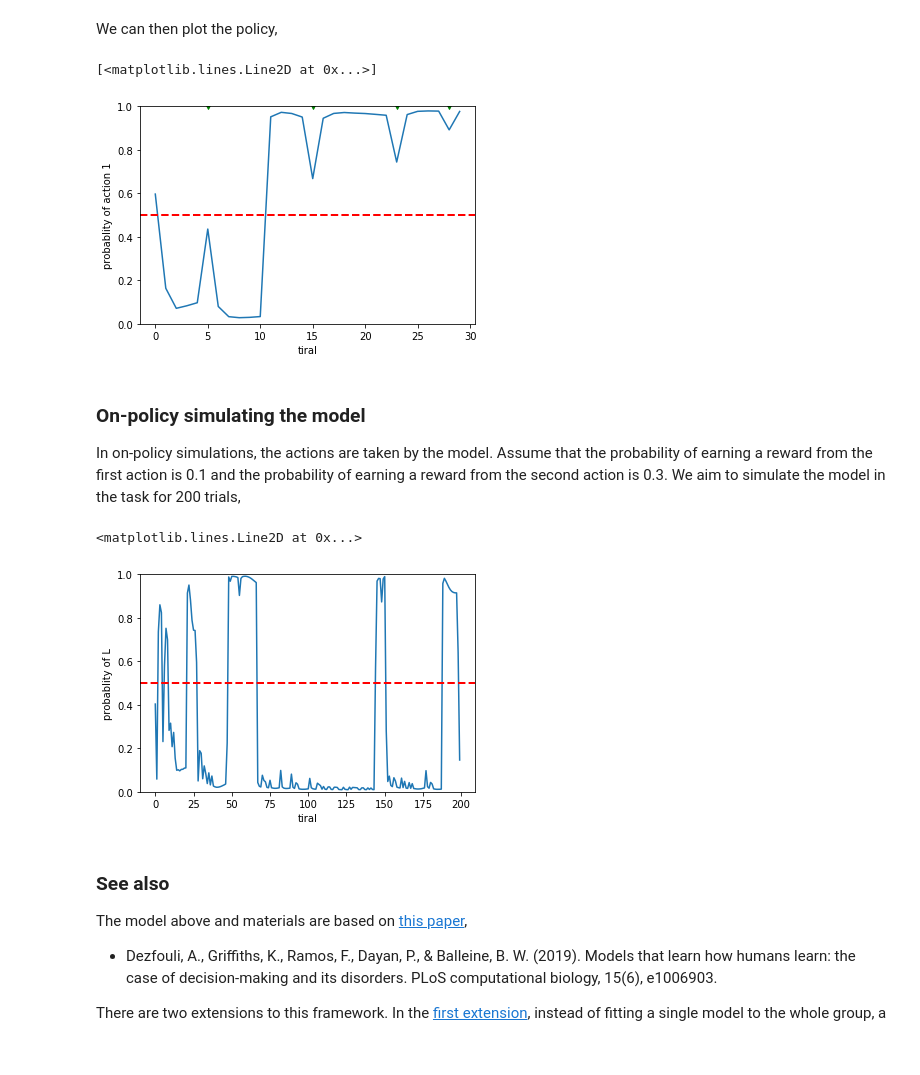
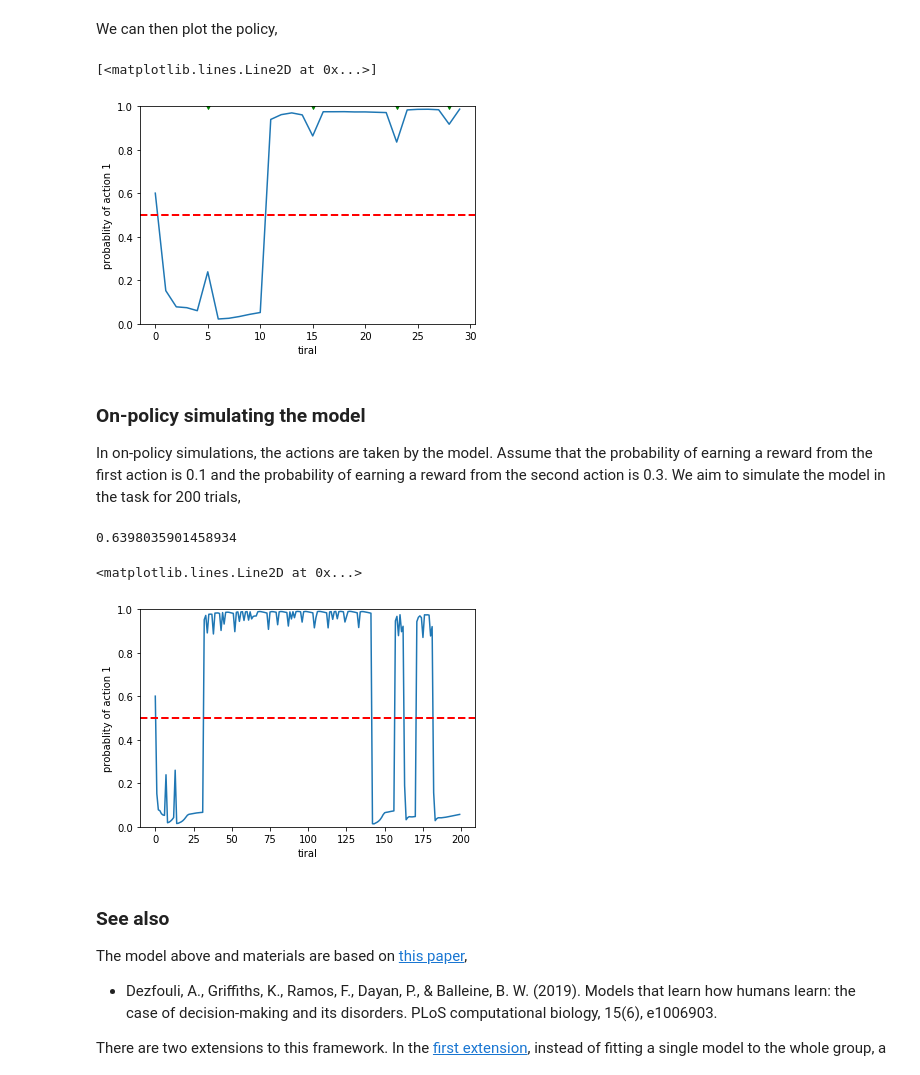
Before and after one commit to adezfouli/tutorials, a Jupyter notebook: rnnbeh/rnn_beh.ipynb, the cells around one changed output. Drawn from its saved outputs; the diff is of its cells as text; code cells hidden in the pictures.

```diff
--- a/rnnbeh/rnn_beh.ipynb
+++ b/rnnbeh/rnn_beh.ipynb
@@ -65,7 +65,8 @@ policy = kl.Dense(n_actions, activation='softmax', name='policy')(rnn_out)
 # defining the model
 model = tf.keras.Model(inputs=[model_inputs, rnn_initial_state], outputs=policy, name='model')
 
-model.save('model.h5')
+# this model will be used for off-policy simulations in which we need to track rnn state
+sim_model = tf.keras.Model(inputs=[model_inputs,rnn_initial_state], outputs=[rnn_out, policy])
 # %% [markdown]
 ### Optimising the model
 # %%
@@ -114,8 +102,6 @@ In this section we show how to simulate the model off-policy. Off-policy simulat
 action = one_hot(np.array([0] * 10 + [1] * 20)[np.newaxis,], 2)
 reward = np.zeros((1, 30), dtype=np.float32)
 reward[:, [4, 14, 22, 27]] = 1
-
-model = tf.keras.Model(inputs=[model_inputs,rnn_initial_state], outputs=[rnn_out, policy])
 
 # concatinating action and reward and them to RNN as input
 action_reward = Concatenate(axis=2)([reward[:, :, np.newaxis], action])
@@ -127,7 +113,7 @@ action_reward = ZeroPadding1D(padding=[1, 0])(action_reward)[:, :-1, :]
 initial_rnn_state = np.zeros((action_reward.shape[0], n_cells,), dtype=np.float32)
 
 # getting model policy
-_, policy = model([action_reward, initial_rnn_state])
+_, policy = sim_model([action_reward, initial_rnn_state])
 # %% [markdown]
 We can then plot the policy,
 # %%
@@ -143,21 +129,24 @@ plt.plot(23, 1, marker="v", color='green')
 plt.plot(28, 1, marker="v", color='green')
 # %% [output]
 [<matplotlib.lines.Line2D at 0x...>]
-[figure, old version]
+[figure, new version]
 # %% [markdown]
 ### On-policy simulating the model
 In on-policy simulations, the actions are taken by the model. Assume that the probability of earning a reward from the first action is 0.1 and the probability of earning a reward from the second action is 0.3. We aim to simulate the model in the task for 200 trials,
 # %%
-L_p = 0.1
+# this is same as the model that we defined earlier, but it
+
+L_p = 0.02
 R_p = 0.3
 
-# initial state of RNN
-rnn_state = np.zeros((action_reward.shape[0], n_cells,), dtype=np.float32)
 
 # initial actions and rewards
 action = np.zeros([1, 1, 2], dtype=np.float32)
 reward = np.zeros((1, 1, 1), dtype=np.float32)
 action_reward = Concatenate(axis=2)([reward, action])
+
+# initial state of RNN
+rnn_state = np.zeros((action_reward.shape[0], n_cells,), dtype=np.float32)
 
 policies = np.zeros((200,))
 
@@ -165,39 +154,43 @@ policies = np.zeros((200,))
 for t in range(policies.shape[0]):
 
     # getting the policy
-    rnn_state, policy = model([action_reward, rnn_state])
-    policies[t] = np.squeeze(policy)[0]
+    rnn_state, policy = sim_model([action_reward, rnn_state])
+    policies[t] = np.squeeze(policy)[1]
 
     # gettig the last state of RNN
     rnn_state = rnn_state[:, 0, :]
 
     # sampling the actions and rewards
     action = np.zeros([1, 1, 2], dtype=np.float32)
     if np.random.random() < np.squeeze(policy)[0]:
         action[0, 0, 0] = 1
         if np.random.random() < L_p:
             reward = np.ones((1, 1, 1), dtype=np.float32)
         else:
             reward = np.zeros((1, 1, 1), dtype=np.float32)
     else:
         action[0, 0, 1] = 1
         if np.random.random() < R_p:
             reward = np.ones((1, 1, 1), dtype=np.float32)
         else:
             reward = np.zeros((1, 1, 1), dtype=np.float32)
 
     action_reward = Concatenate(axis=2)([reward, action])
 
+
+print(policies.mean())
+
 # drawing policies
 import matplotlib.pyplot as plt
 plt.ylim((0,1))
 plt.xlabel('tiral')
-plt.ylabel('probablity of L')
+plt.ylabel('probablity of action 1')
 plt.plot(np.arange(policies.shape[0]), policies)
 plt.axhline(y=0.5, linewidth=2, color = 'red', linestyle="dashed")
 # %% [output]
-<matplotlib.lines.Line2D at 0x...>
+0.6398035901458934
+<matplotlib.lines.Line2D at 0x...>
-[figure, old version]
+[figure, new version]
 # %% [markdown]
 ### See also
 The model above and materials are based on [this paper](https://journals.plos.org/ploscompbiol/article?id=10.1371/journal.pcbi.1006903),
```
Also changed, not shown: parts of 1 cell of this notebook.
